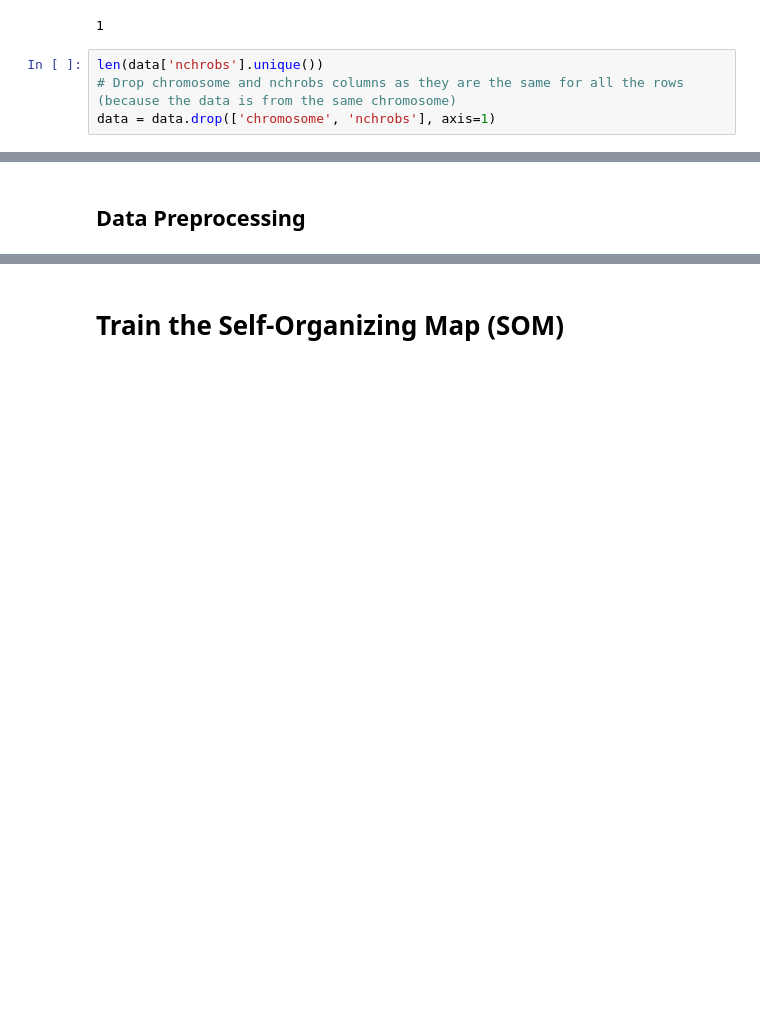
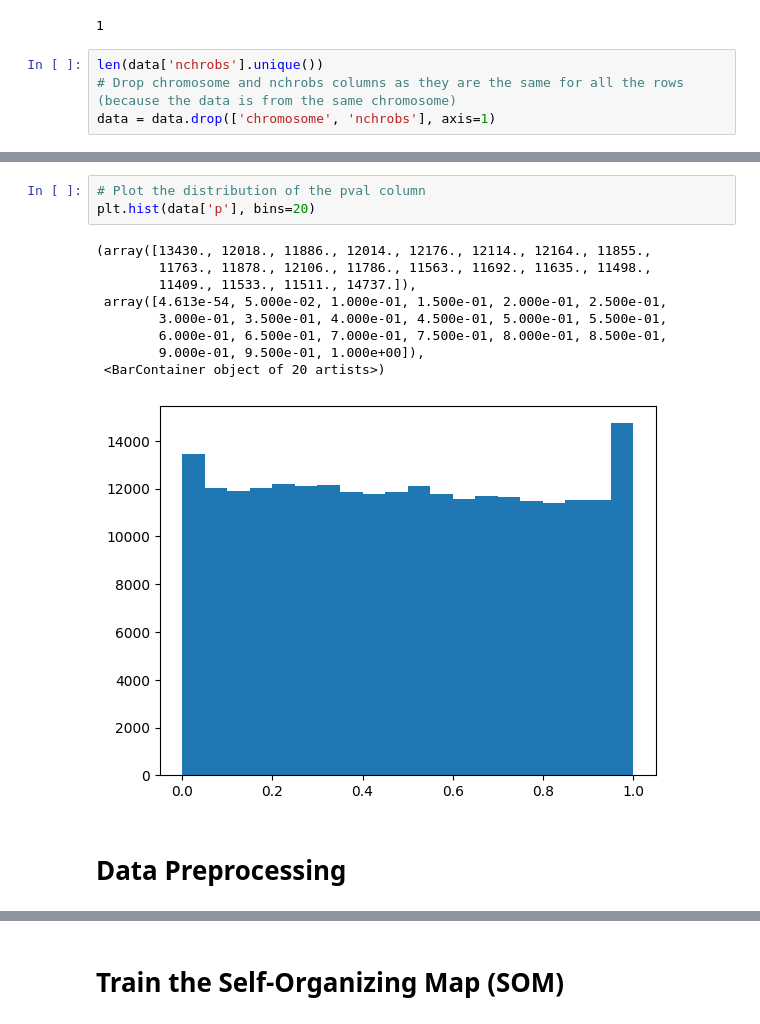
Before and after one commit to tnaccarato/Vis-PheWAS, a Jupyter notebook: SOM.ipynb, the cells around one changed output, grey strips where cells are left out. Cells and saved outputs as stored; diff of their text form; blank space fills up the shorter version.

```diff
--- a/SOM.ipynb
+++ b/SOM.ipynb
@@ -140,2 +193,15 @@ data['gene_class'] = np.where(data['gene_name'].isin(['A', 'B', 'C']), 1, 2)
+# %%
+# Plot the distribution of the pval column
+plt.hist(data['p'], bins=20)
+# %% [output]
+(array([13430., 12018., 11886., 12014., 12176., 12114., 12164., 11855.,
+        11763., 11878., 12106., 11786., 11563., 11692., 11635., 11498.,
+        11409., 11533., 11511., 14737.]),
+ array([4.613e-54, 5.000e-02, 1.000e-01, 1.500e-01, 2.000e-01, 2.500e-01,
+        3.000e-01, 3.500e-01, 4.000e-01, 4.500e-01, 5.000e-01, 5.500e-01,
+        6.000e-01, 6.500e-01, 7.000e-01, 7.500e-01, 8.000e-01, 8.500e-01,
+        9.000e-01, 9.500e-01, 1.000e+00]),
+ <BarContainer object of 20 artists>)
+[figure, added]
 # %% [markdown]
-## Data Preprocessing
+# Data Preprocessing
```
Also changed, not shown: parts of 13 cells of this notebook.
